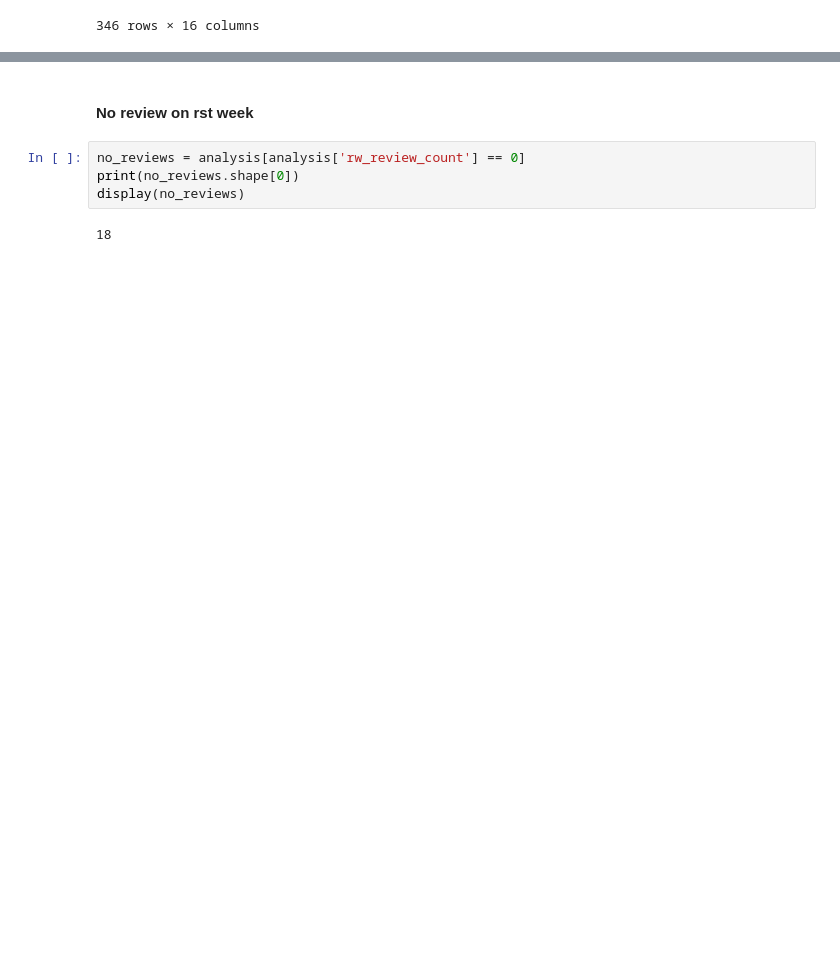
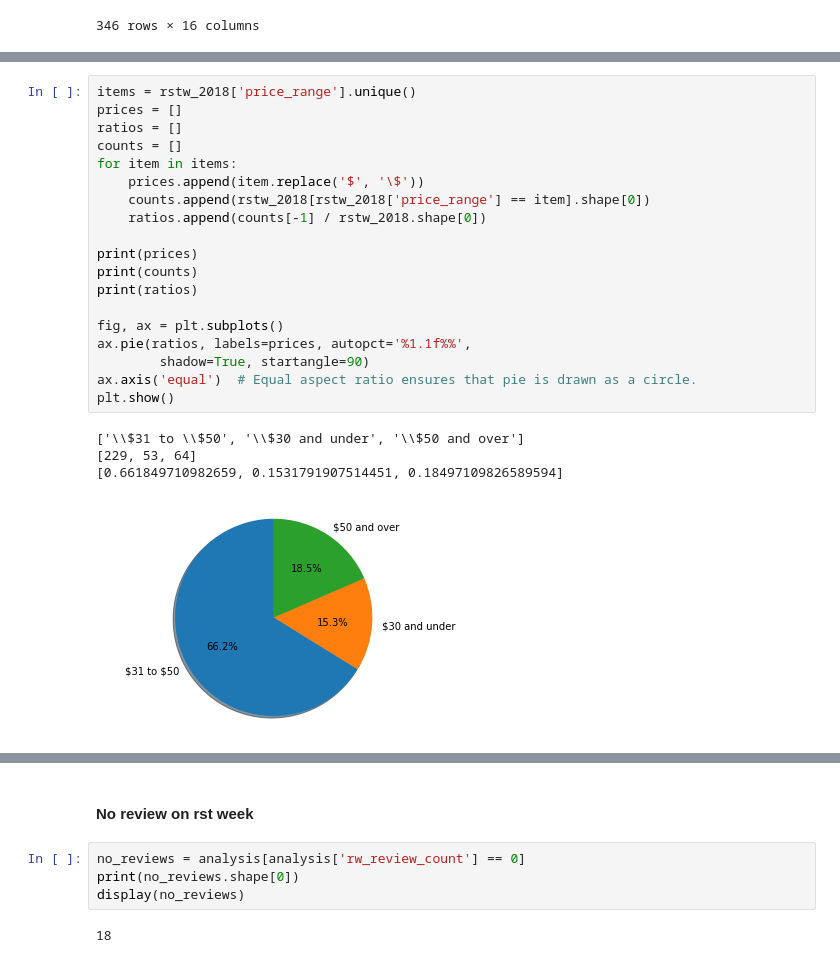
Before and after one commit to ctc316/NYC_RstWeek, a Jupyter notebook: analysis.ipynb, the cells around one changed output, grey strips where cells are left out. Saved outputs shown, nothing was run; the diff lists cells and outputs as text; blank space fills up the shorter version.

```diff
--- a/analysis.ipynb
+++ b/analysis.ipynb
@@ -158,0 +170,24 @@ display(analysis)
+# %%
+items = rstw_2018['price_range'].unique()
+prices = []
+ratios = []
+counts = []
+for item in items:
+    prices.append(item.replace('$', '\$'))
+    counts.append(rstw_2018[rstw_2018['price_range'] == item].shape[0])
+    ratios.append(counts[-1] / rstw_2018.shape[0])
+
+print(prices)
+print(counts)
+print(ratios)
+
+fig, ax = plt.subplots()
+ax.pie(ratios, labels=prices, autopct='%1.1f%%',
+        shadow=True, startangle=90)
+ax.axis('equal')  # Equal aspect ratio ensures that pie is drawn as a circle.
+plt.show()
+# %% [output]
+['\\$31 to \\$50', '\\$30 and under', '\\$50 and over']
+[229, 53, 64]
+[0.661849710982659, 0.1531791907514451, 0.18497109826589594]
+[figure, added]
```
Also changed, not shown: parts of 19 cells of this notebook, 18 other files.
